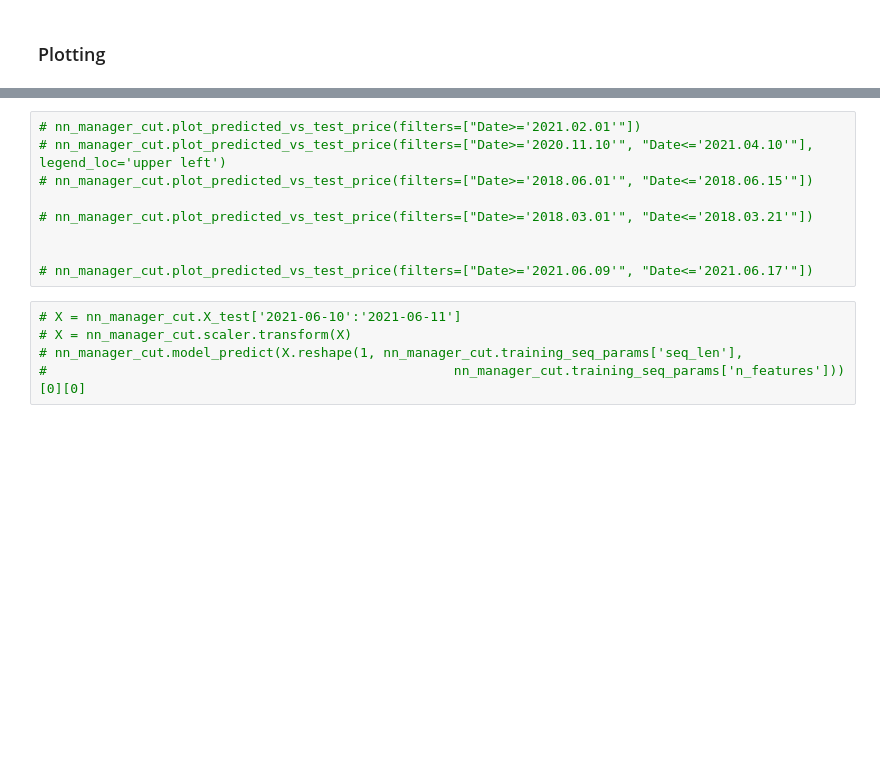
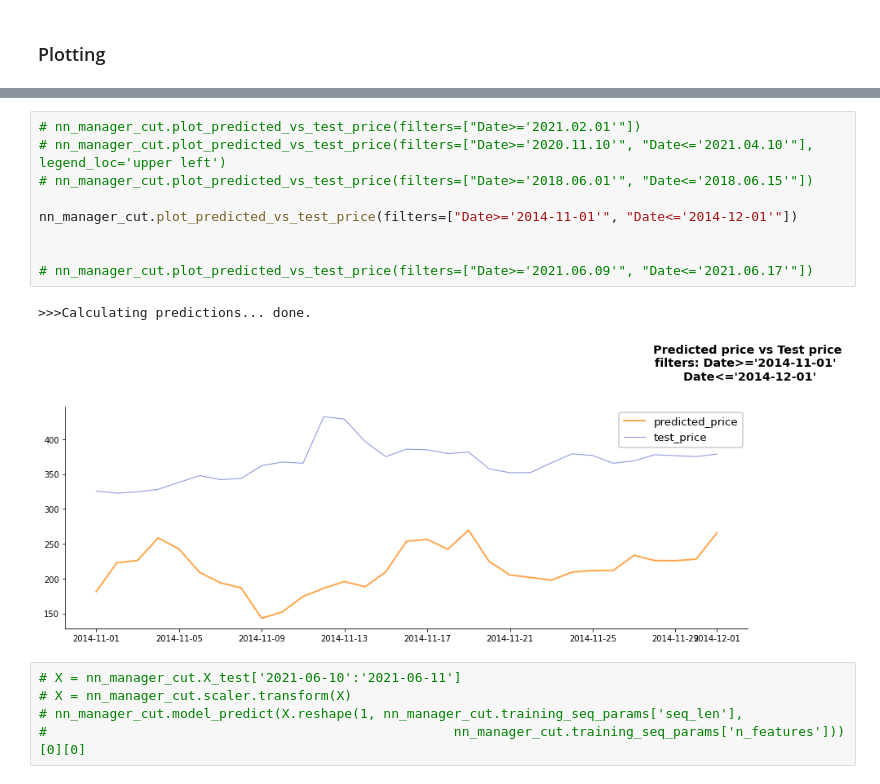
Before and after one commit to serg-razum-off/DFP-Numeric-2, a Jupyter notebook: train/btc_nn_LSTM_exploration.ipynb, the cells around one changed output, grey strips where cells are left out. Drawn from its saved outputs; the diff is of its cells as text; blank space fills up the shorter version.

```diff
--- a/train/btc_nn_LSTM_exploration.ipynb
+++ b/train/btc_nn_LSTM_exploration.ipynb
@@ -325,12 +468,15 @@ from datetime import datetime
 # %%
 # nn_manager_cut.plot_predicted_vs_test_price(filters=["Date>='2021.02.01'"])
 # nn_manager_cut.plot_predicted_vs_test_price(filters=["Date>='2020.11.10'", "Date<='2021.04.10'"], legend_loc='upper left')
 # nn_manager_cut.plot_predicted_vs_test_price(filters=["Date>='2018.06.01'", "Date<='2018.06.15'"])
 
-# nn_manager_cut.plot_predicted_vs_test_price(filters=["Date>='2018.03.01'", "Date<='2018.03.21'"])
+nn_manager_cut.plot_predicted_vs_test_price(filters=["Date>='2014-11-01'", "Date<='2014-12-01'"])
 
 
 # nn_manager_cut.plot_predicted_vs_test_price(filters=["Date>='2021.06.09'", "Date<='2021.06.17'"])
+# %% [output]
+>>>Calculating predictions... done.
+[figure, added]
 # %%
 # X = nn_manager_cut.X_test['2021-06-10':'2021-06-11']
 # X = nn_manager_cut.scaler.transform(X)
```
Also changed, not shown: parts of 27 cells of this notebook, 24 other files.
